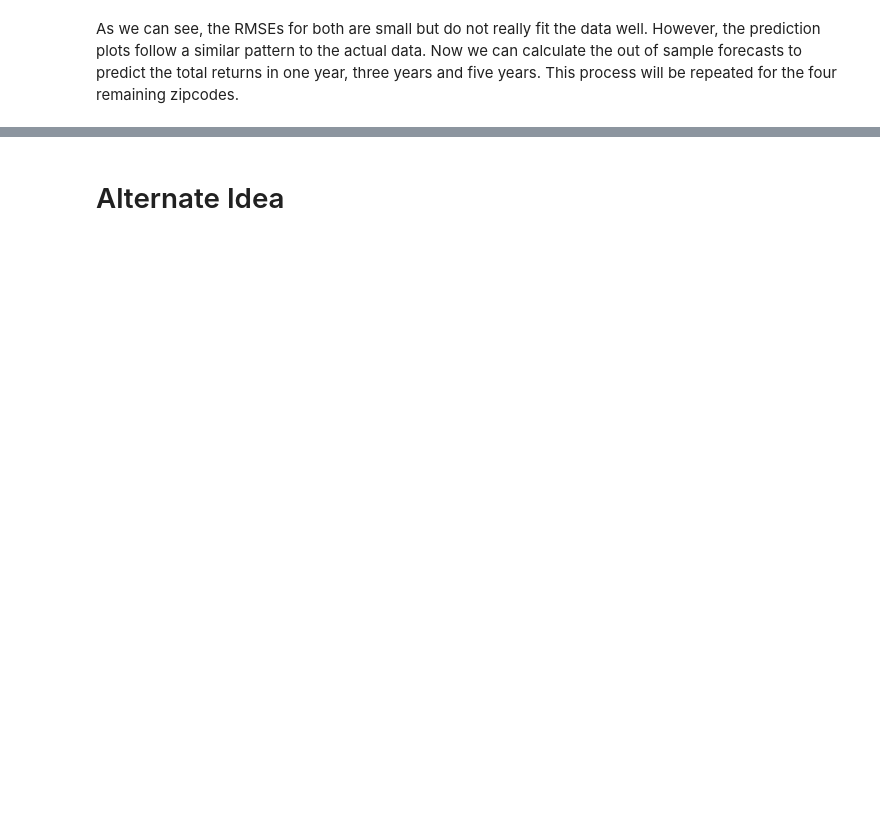
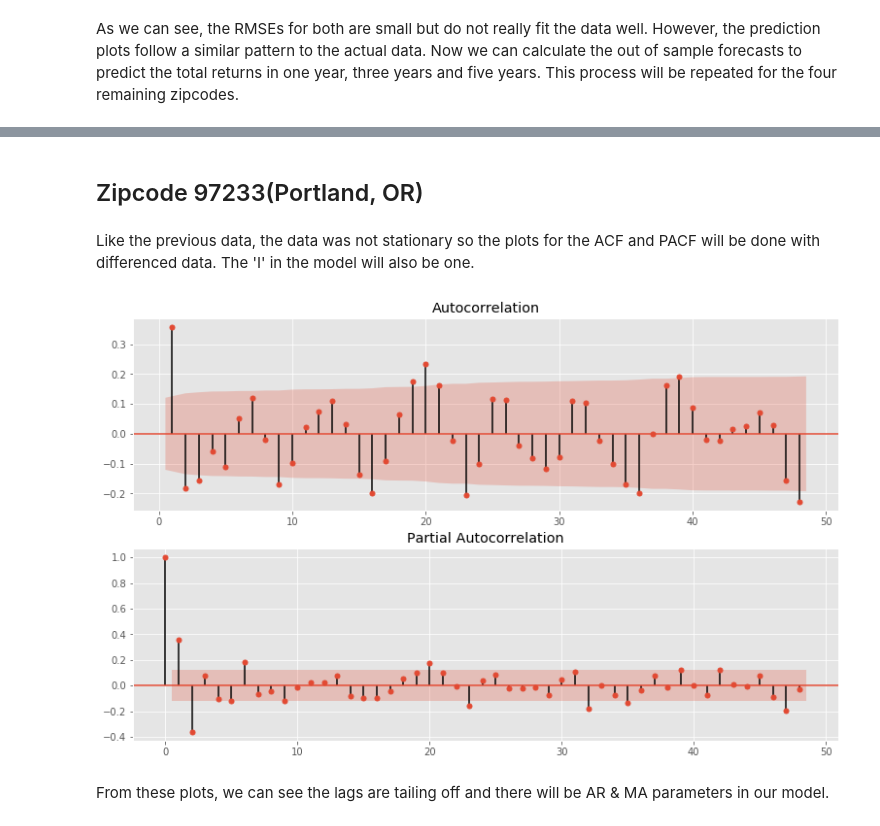
Before and after one commit to callRoko/dsc-mod-4-project-online-ds-pt-041519, a Jupyter notebook: student.ipynb, the cells around one changed output, grey strips where cells are left out. Cells and saved outputs as stored; diff of their text form; code cells hidden in the pictures; blank space fills up the shorter version.

```diff
--- a/student.ipynb
+++ b/student.ipynb
@@ -555,2 +698,0 @@ Total expected return in 10 years: 477.37%
-# %% [markdown]
-# Alternate Idea
@@ -621,0 +699,10 @@ best_zc
+# %% [markdown]
+## Zipcode 97233(Portland, OR)
+# %% [markdown]
+Like the previous data, the data was not stationary so the plots for the ACF and PACF will be done with differenced data. The 'I' in the model will also be one.
+# %%
+acf_pacf(TS_97233d)
+# %% [output]
+[figure, added]
+# %% [markdown]
+From these plots, we can see the lags are tailing off and there will be AR & MA parameters in our model.
```
Also changed, not shown: parts of 92 cells of this notebook.
